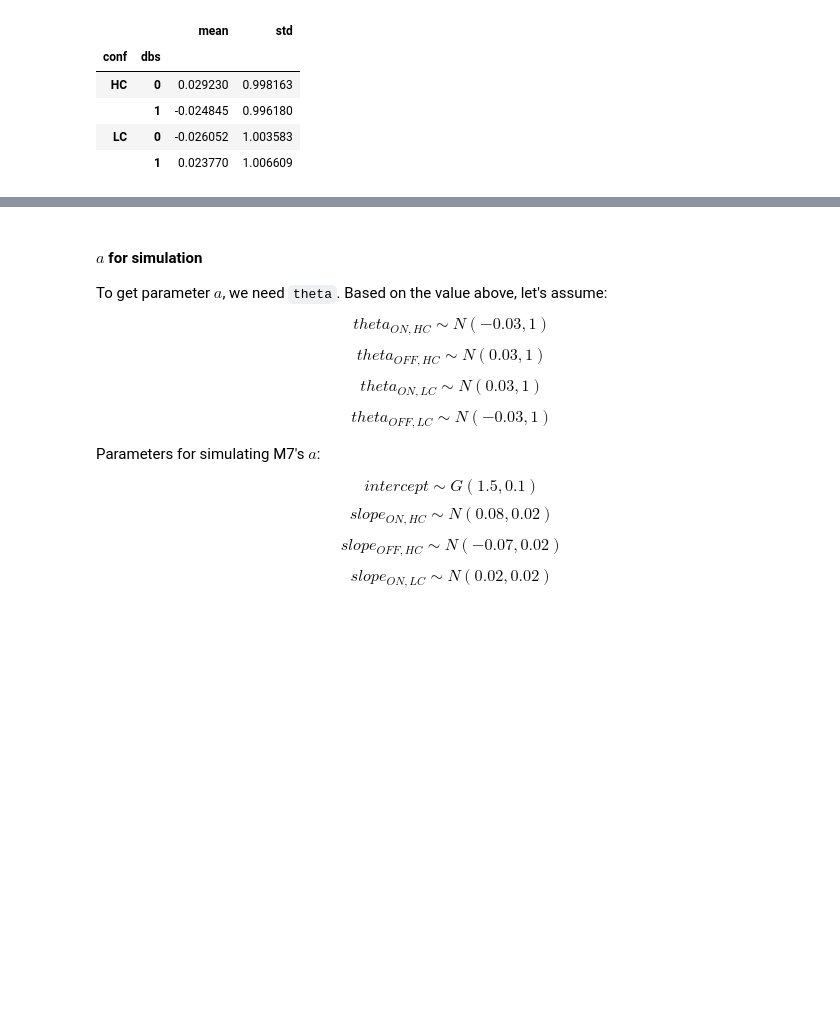
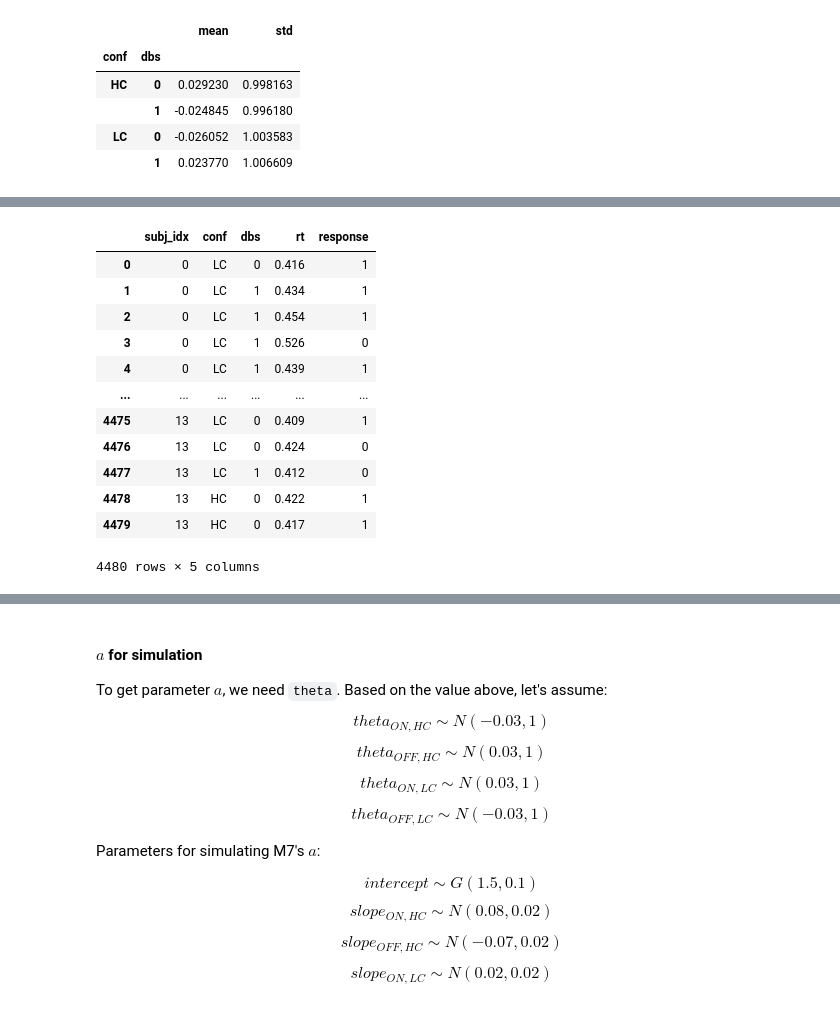
Before and after one commit to hcp4715/dockerHDDM_Guide, a Jupyter notebook: temp/HDDM_Primer_SM_Params_Recov.ipynb, the cells around one changed output, grey strips where cells are left out. Saved outputs shown, nothing was run; the diff lists cells and outputs as text; code cells hidden in the pictures; blank space fills up the shorter version.

```diff
--- a/temp/HDDM_Primer_SM_Params_Recov.ipynb
+++ b/temp/HDDM_Primer_SM_Params_Recov.ipynb
@@ -237,0 +495,16 @@ result
+# %%
+sim_df_m5
+# %% [output]
+|  | subj_idx | conf | dbs | rt | response |
+| 0 | 0 | LC | 0 | 0.416 | 1 |
+| 1 | 0 | LC | 1 | 0.434 | 1 |
+| 2 | 0 | LC | 1 | 0.454 | 1 |
+| 3 | 0 | LC | 1 | 0.526 | 0 |
+| 4 | 0 | LC | 1 | 0.439 | 1 |
+| ... | ... | ... | ... | ... | ... |
+| 4475 | 13 | LC | 0 | 0.409 | 1 |
+| 4476 | 13 | LC | 0 | 0.424 | 0 |
+| 4477 | 13 | LC | 1 | 0.412 | 0 |
+| 4478 | 13 | HC | 0 | 0.422 | 1 |
+| 4479 | 13 | HC | 0 | 0.417 | 1 |
+4480 rows × 5 columns
```
Also changed, not shown: parts of 28 cells of this notebook.
